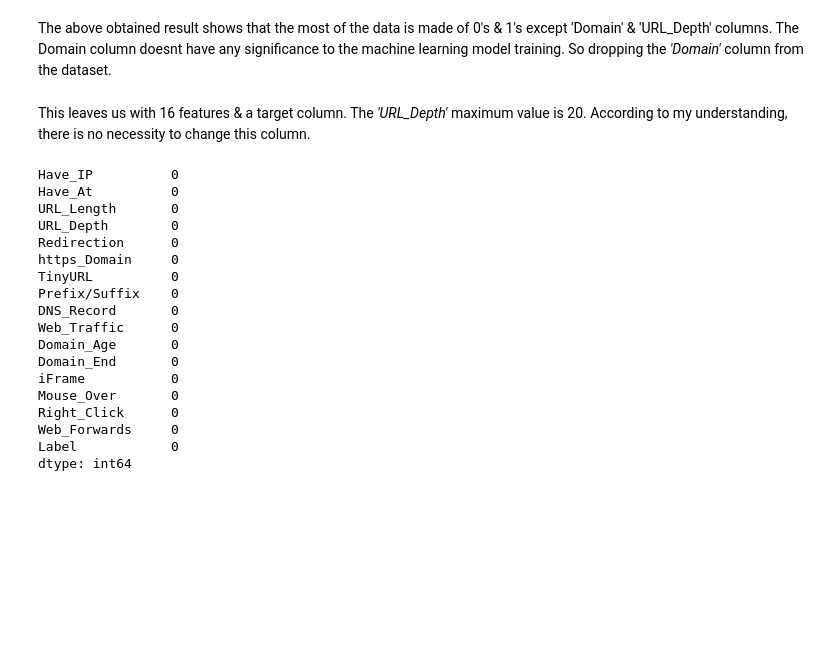
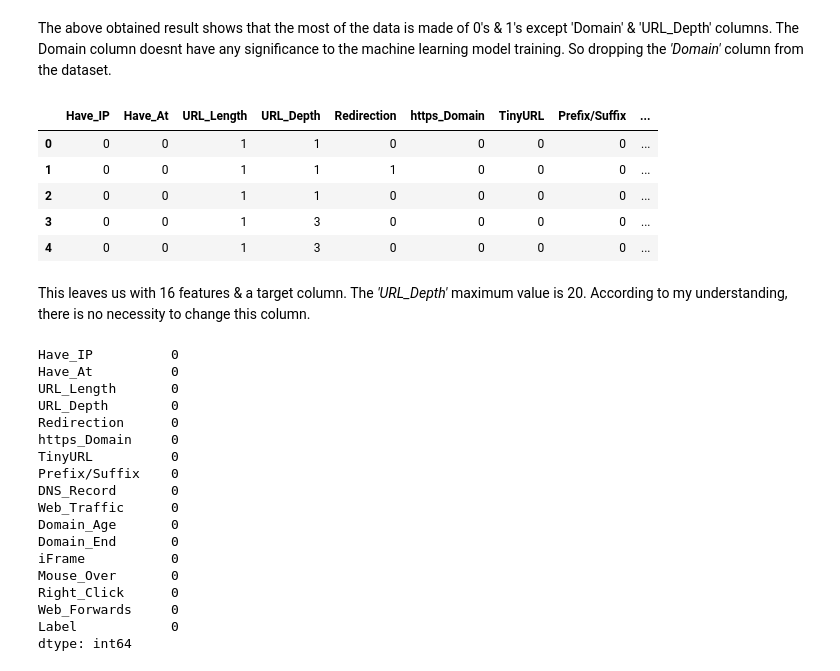
Before and after one commit to godwinBime/Group_Project, a Jupyter notebook: Phishing Website Detection_Models & Training.ipynb, the cells around one changed output. Drawn from its saved outputs; the diff is of its cells as text; code cells hidden in the pictures; blank space fills up the shorter version.

```diff
--- a/Phishing Website Detection_Models & Training.ipynb
+++ b/Phishing Website Detection_Models & Training.ipynb
@@ -107,6 +107,15 @@ The above obtained result shows that the most of the data is made of 0's & 1's e
 # %%
 #Dropping the Domain column
 data = data0.drop(['Domain'], axis = 1).copy()
+# %%
+data.head()
+# %% [output]
+|  | Have_IP | Have_At | URL_Length | URL_Depth | Redirection | https_Domain | TinyURL | Prefix/Suffix | ... |
+| 0 | 0 | 0 | 1 | 1 | 0 | 0 | 0 | 0 | ... |
+| 1 | 0 | 0 | 1 | 1 | 1 | 0 | 0 | 0 | ... |
+| 2 | 0 | 0 | 1 | 1 | 0 | 0 | 0 | 0 | ... |
+| 3 | 0 | 0 | 1 | 3 | 0 | 0 | 0 | 0 | ... |
+| 4 | 0 | 0 | 1 | 3 | 0 | 0 | 0 | 0 | ... |
 # %% [markdown]
 This leaves us with 16 features & a target column. The *'URL_Depth'* maximum value is 20. According to my understanding, there is no necessity to change this column.
 # %%
```
Also changed, not shown: parts of 46 cells of this notebook, 1 other file.
